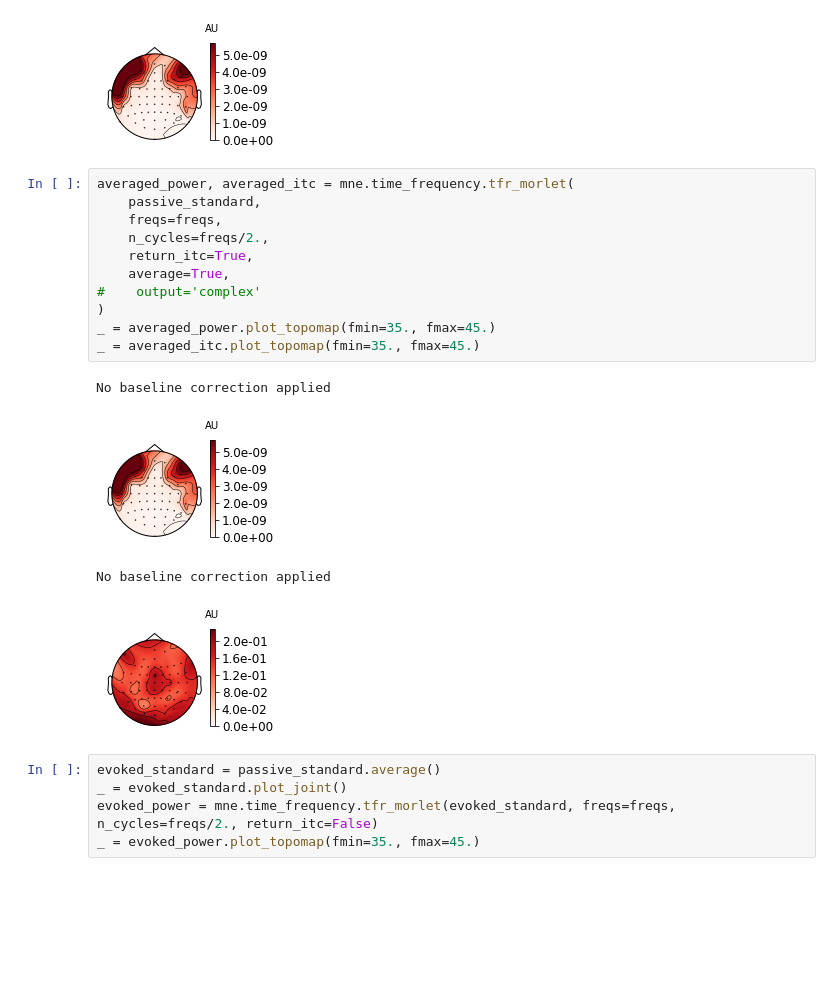
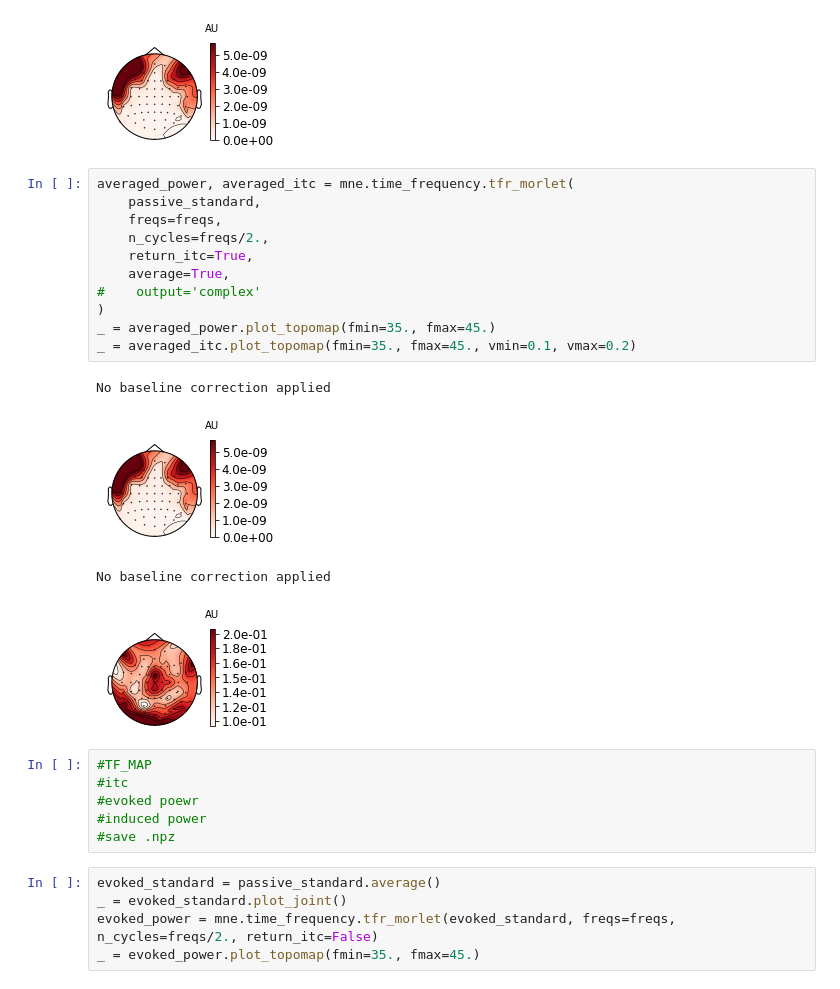
Before and after one commit to assr-biporal/analysis_gammacontrol, a Jupyter notebook: epochs_analysis.ipynb, the cells around one changed output. Drawn from its saved outputs; the diff is of its cells as text; blank space fills up the shorter version.

```diff
--- a/epochs_analysis.ipynb
+++ b/epochs_analysis.ipynb
@@ -79,19 +79,25 @@ No baseline correction applied
 # %%
 averaged_power, averaged_itc = mne.time_frequency.tfr_morlet(
     passive_standard,
     freqs=freqs,
     n_cycles=freqs/2.,
     return_itc=True,
     average=True,
 #    output='complex'
 )
 _ = averaged_power.plot_topomap(fmin=35., fmax=45.)
-_ = averaged_itc.plot_topomap(fmin=35., fmax=45.)
+_ = averaged_itc.plot_topomap(fmin=35., fmax=45., vmin=0.1, vmax=0.2)
 # %% [output]
 No baseline correction applied
 [figure]
 No baseline correction applied
-[figure, old version]
+[figure, new version]
+# %%
+#TF_MAP
+#itc
+#evoked poewr
+#induced power
+#save .npz
 # %%
 evoked_standard = passive_standard.average()
 _ = evoked_standard.plot_joint()
```
